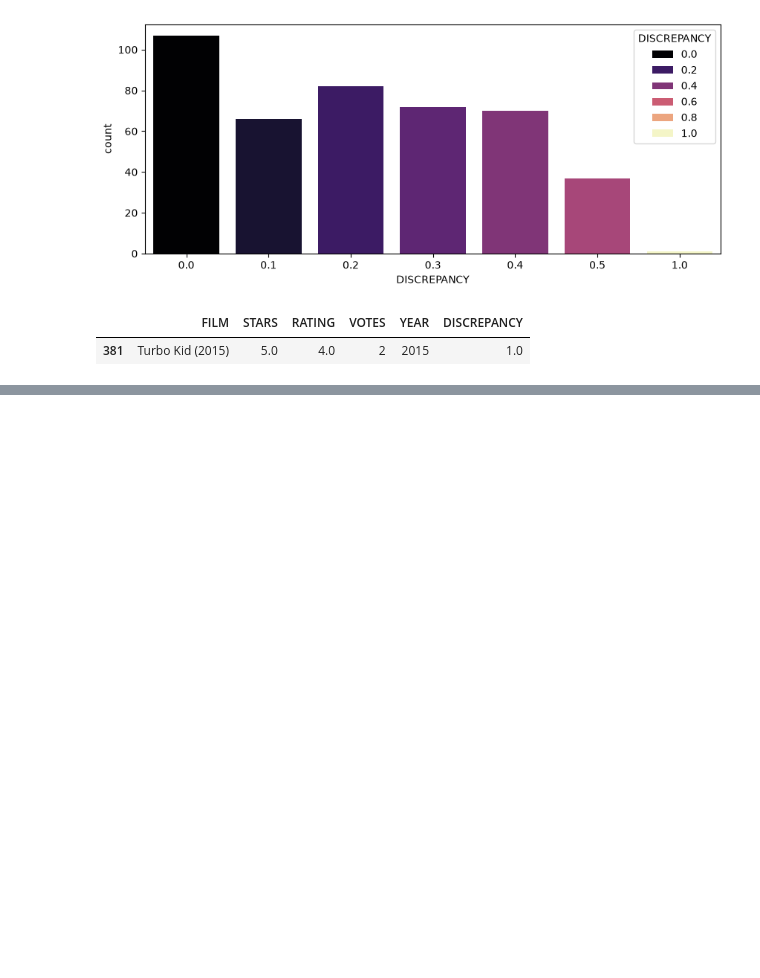
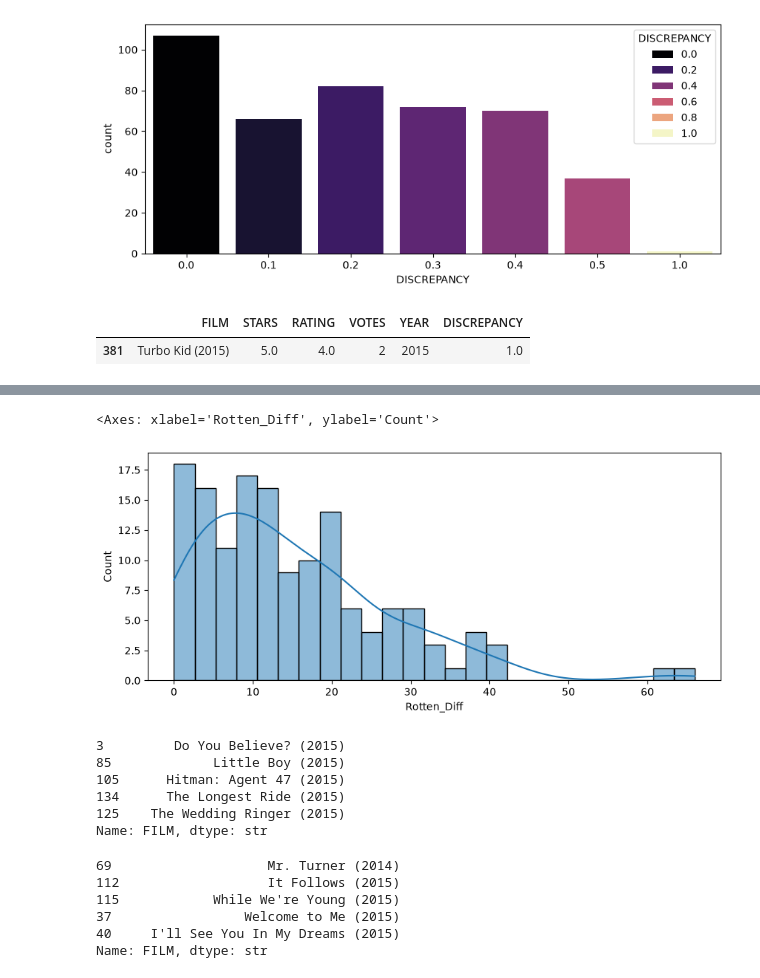
Before and after one commit to Neha1678/Fandango-movie-ticketing, a Jupyter notebook: 4_eda_fandango.ipynb, the cells around one changed output, grey strips where cells are left out. Cells and saved outputs as stored; diff of their text form; code cells hidden in the pictures; blank space fills up the shorter version.

```diff
--- a/4_eda_fandango.ipynb
+++ b/4_eda_fandango.ipynb
@@ -180,0 +269,29 @@ fan_reviewd[fan_reviewd["DISCREPANCY"] == 1]
+# %%
+# Distribution showing the AMD between critics and users on Rotten Tomatoes
+plt.figure(figsize=(10,4))
+sns.histplot(x = all_sites["Rotten_Diff"].apply(abs), kde=True, bins = 25)
+# %% [output]
+<Axes: xlabel='Rotten_Diff', ylabel='Count'>
+[figure, added]
+# %%
+# movies the users scored higher than critics on RT
+
+all_sites.nsmallest(5, "Rotten_Diff")["FILM"]
+# %% [output]
+3         Do You Believe? (2015)
+85             Little Boy (2015)
+105      Hitman: Agent 47 (2015)
+134      The Longest Ride (2015)
+125    The Wedding Ringer (2015)
+Name: FILM, dtype: str
+# %%
+# movies the critics scored higher than users on RT
+
+all_sites.nlargest(5, "Rotten_Diff")["FILM"]
+# %% [output]
+69                    Mr. Turner (2014)
+112                   It Follows (2015)
+115            While We're Young (2015)
+37                 Welcome to Me (2015)
+40     I'll See You In My Dreams (2015)
+Name: FILM, dtype: str
```
Also changed, not shown: parts of 33 cells of this notebook.
